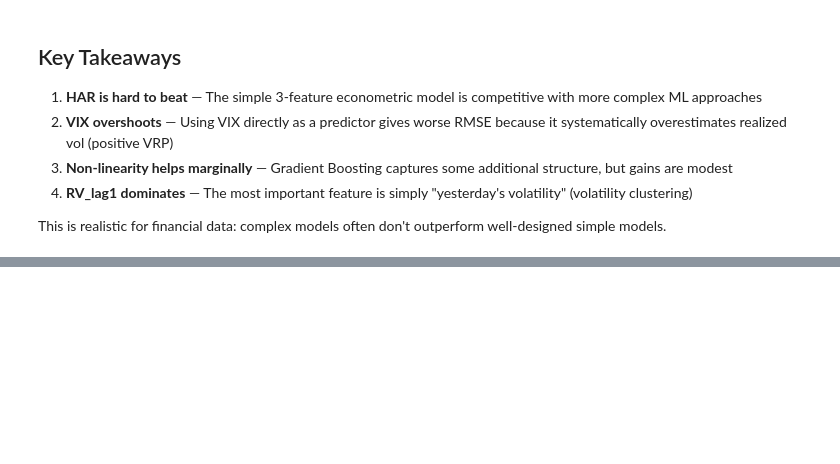
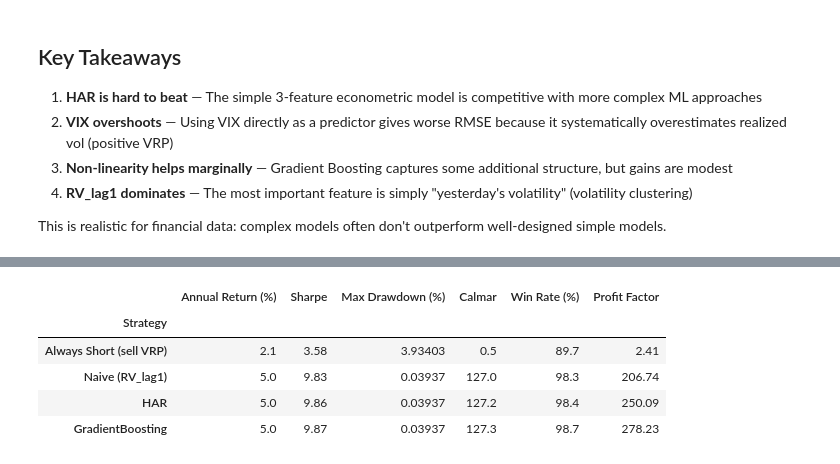
Before and after one commit to libapatrik/Quantitative-Finance-Book, a Jupyter notebook: volatility/pred_realized_vol.ipynb, the cells around one changed output, grey strips where cells are left out. Cells and saved outputs as stored; diff of their text form; code cells hidden in the pictures; blank space fills up the shorter version.

```diff
--- a/volatility/pred_realized_vol.ipynb
+++ b/volatility/pred_realized_vol.ipynb
@@ -345,0 +551,70 @@ This is realistic for financial data: complex models often don't outperform well
+# %%
+# Detailed Risk Metrics
+def compute_risk_metrics(result, notional, n_years):
+    """Compute comprehensive risk metrics for a strategy."""
+    daily_pnl = result['daily_pnl']
+    cumulative = result['cumulative_pnl']
+    position = result['position']
+
+    # Only active days (when we have a position)
+    active_mask = position != 0
+    active_pnl = daily_pnl[active_mask]
+
+    # Returns
+    total_return = cumulative[-1] / notional * 100
+    annual_return = total_return / n_years
+
+    # Sharpe ratio
+    sharpe = np.sqrt(252) * active_pnl.mean() / active_pnl.std() if active_pnl.std() > 0 else 0
+
+    # Max drawdown
+    running_max = np.maximum.accumulate(cumulative)
+    drawdown = running_max - cumulative
+    max_dd = drawdown.max()
+    max_dd_pct = max_dd / notional * 100
+
+    # Calmar ratio (annual return / max drawdown)
+    calmar = annual_return / max_dd_pct if max_dd_pct > 0 else 0
+
+    # Win rate
+    wins = (active_pnl > 0).sum()
+    win_rate = wins / len(active_pnl) * 100 if len(active_pnl) > 0 else 0
+
+    # Average win / average loss
+    avg_win = active_pnl[active_pnl > 0].mean() if (active_pnl > 0).any() else 0
+    avg_loss = active_pnl[active_pnl < 0].mean() if (active_pnl < 0).any() else 0
+    profit_factor = -avg_win * wins / (avg_loss * (len(active_pnl) - wins)) if avg_loss != 0 else np.inf
+
+    return {
+        'Annual Return (%)': annual_return,
+        'Sharpe': sharpe,
+        'Max Drawdown (%)': max_dd_pct,
+        'Calmar': calmar,
+        'Win Rate (%)': win_rate,
+        'Profit Factor': profit_factor
+    }
+
+# Compute metrics for all strategies
+metrics_data = []
+for name, result in strategies.items():
+    metrics = compute_risk_metrics(result, NOTIONAL, n_years)
+    metrics['Strategy'] = name
+    metrics_data.append(metrics)
+
+metrics_df = pd.DataFrame(metrics_data).set_index('Strategy')
+
+metrics_df.style.format({
+    'Annual Return (%)': '{:.1f}',
+    'Sharpe': '{:.2f}',
+    'Max Drawdown (%)': '{:.5f}',
+    'Calmar': '{:.1f}',
+    'Win Rate (%)': '{:.1f}',
+    'Profit Factor': '{:.2f}'
+}).background_gradient(subset=['Sharpe', 'Calmar'], cmap='Greens')
+# %% [output]
+|  | Annual Return (%) | Sharpe | Max Drawdown (%) | Calmar | Win Rate (%) | Profit Factor |
+| Strategy |  |  |  |  |  |  |
+| Always Short (sell VRP) | 2.1 | 3.58 | 3.93403 | 0.5 | 89.7 | 2.41 |
+| Naive (RV_lag1) | 5.0 | 9.83 | 0.03937 | 127.0 | 98.3 | 206.74 |
+| HAR | 5.0 | 9.86 | 0.03937 | 127.2 | 98.4 | 250.09 |
+| GradientBoosting | 5.0 | 9.87 | 0.03937 | 127.3 | 98.7 | 278.23 |
```
Also changed, not shown: parts of 9 cells of this notebook, 3 other files.
